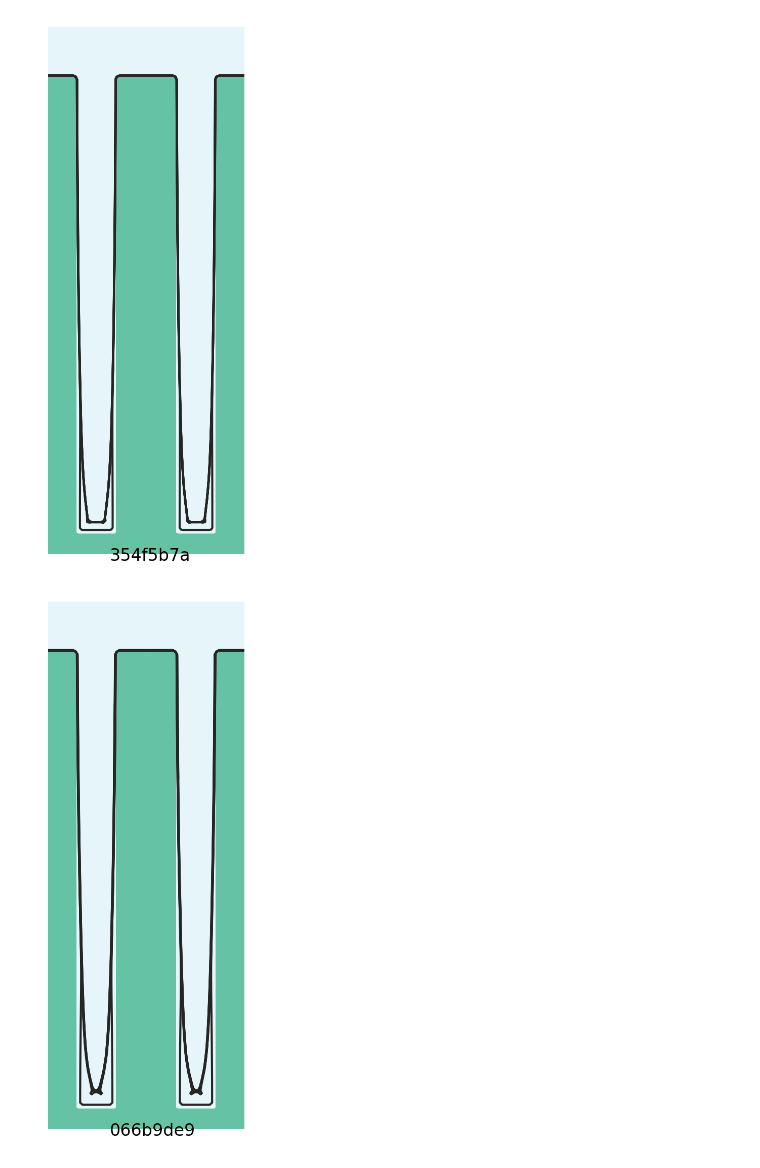
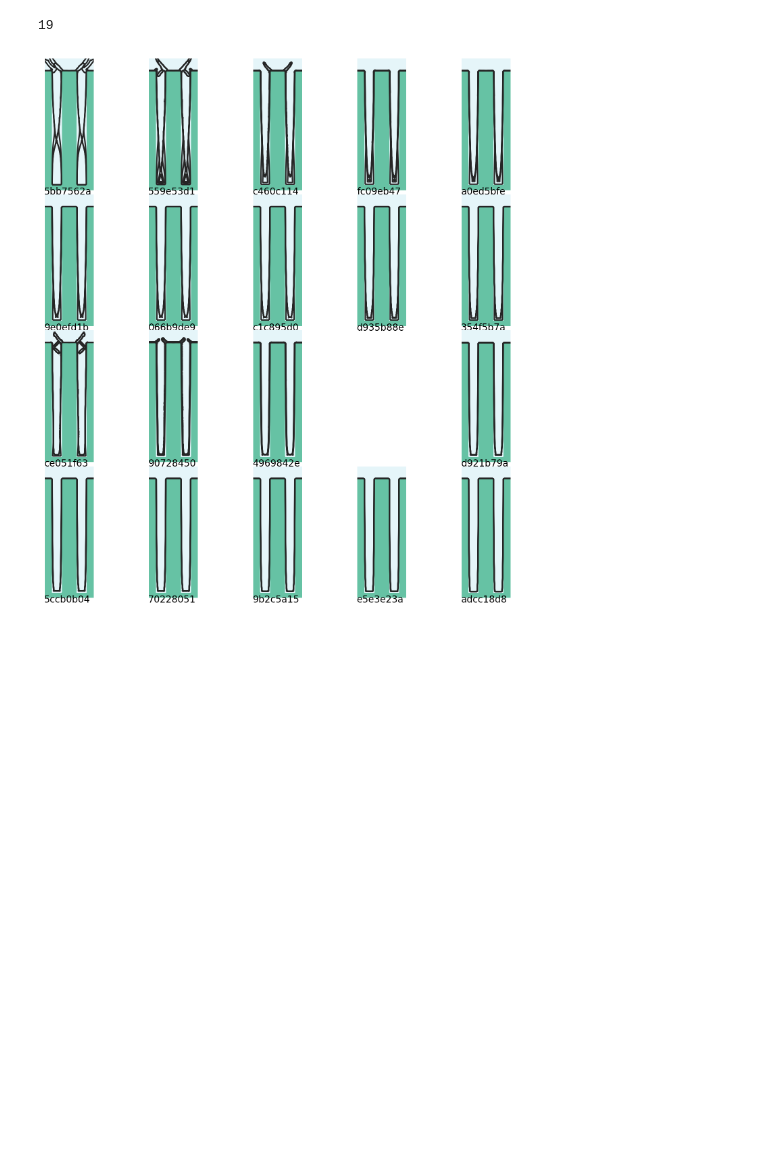
Before and after one commit to wd15/extremefill2D-dockerize, a Jupyter notebook: provisional/view.ipynb, the cells around one changed output. Cells and saved outputs as stored; diff of their text form; code cells hidden in the pictures; blank space fills up the shorter version.

```diff
--- a/provisional/view.ipynb
+++ b/provisional/view.ipynb
@@ -19,7 +26,9 @@ d935b88ee1b4
 c1c895d0b739
 e5e3e23a7b51
 # %%
-smt_ipy_table(records,
+records_sorted = sorted(records, key=lambda x: (x.parameters['bulkSuppressor'], x.parameters['appliedPotential']))
+
+smt_ipy_table(records_sorted,
               fields=['label', 'timestamp', 'parameters', 'duration', 'version', 'tags'],
               parameters=['kPlus', 'kMinus', 'appliedPotential', 'bulkSuppressor', 'Nx'])
 # %% [output]
@@ -37,18 +51,27 @@ smt_ipy_table(records,
+# %%
+len(records_sorted)
+# %% [output]
+19
 # %%
 %matplotlib inline
 from extremefill2D.contourViewer import ContourViewer
 import matplotlib.pyplot as plt
 import numpy as np
 
-for record in records:
-    fig = plt.figure(figsize=(2.5, 8), dpi=200)
-    ax = plt.subplot(1, 1, 1)
+fig = plt.figure(figsize=(8, 8), dpi=200)
+for count, record in enumerate(records_sorted):
+    if count > 12:
+        count_ = count + 1
+    else:
+        count_ = count
+    ax = plt.subplot(4, 5, count_ + 1)
     viewer = ContourViewer(record, ax=ax)
     all_spines = ['top', 'bottom', 'right', 'left']
     for spine in all_spines:
         ax.spines[spine].set_visible(False)
-    plt.text(0.32, 0.01, '{0}'.format(record.label[:8]), fontsize=12, transform=ax.transAxes)
+
+    plt.text(0.0, -0.01, '{0}'.format(record.label[:8]), fontsize=10, transform=ax.transAxes)
     viewer.plot(times = np.arange(10) * 2000. / 9. , mirror=True, cutoff=True, cutoffvalue=0., show=False)
+plt.tight_layout(pad=-0.1, w_pad=-0.2, h_pad=0.15)
 # %% [output]
-[figure, old version]
+[figure, new version]
-[figure, removed]
```
Also changed, not shown: parts of 3 cells of this notebook.
